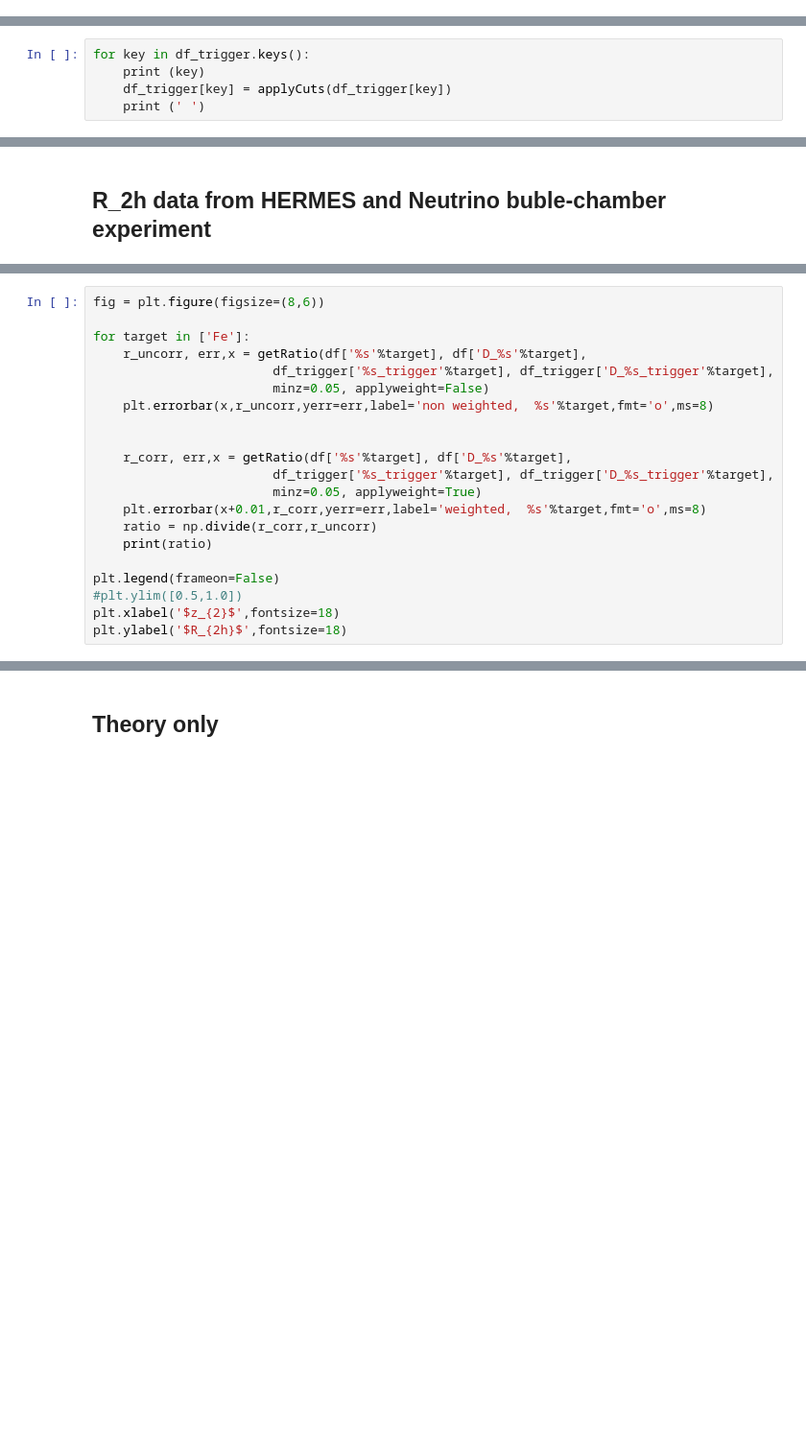
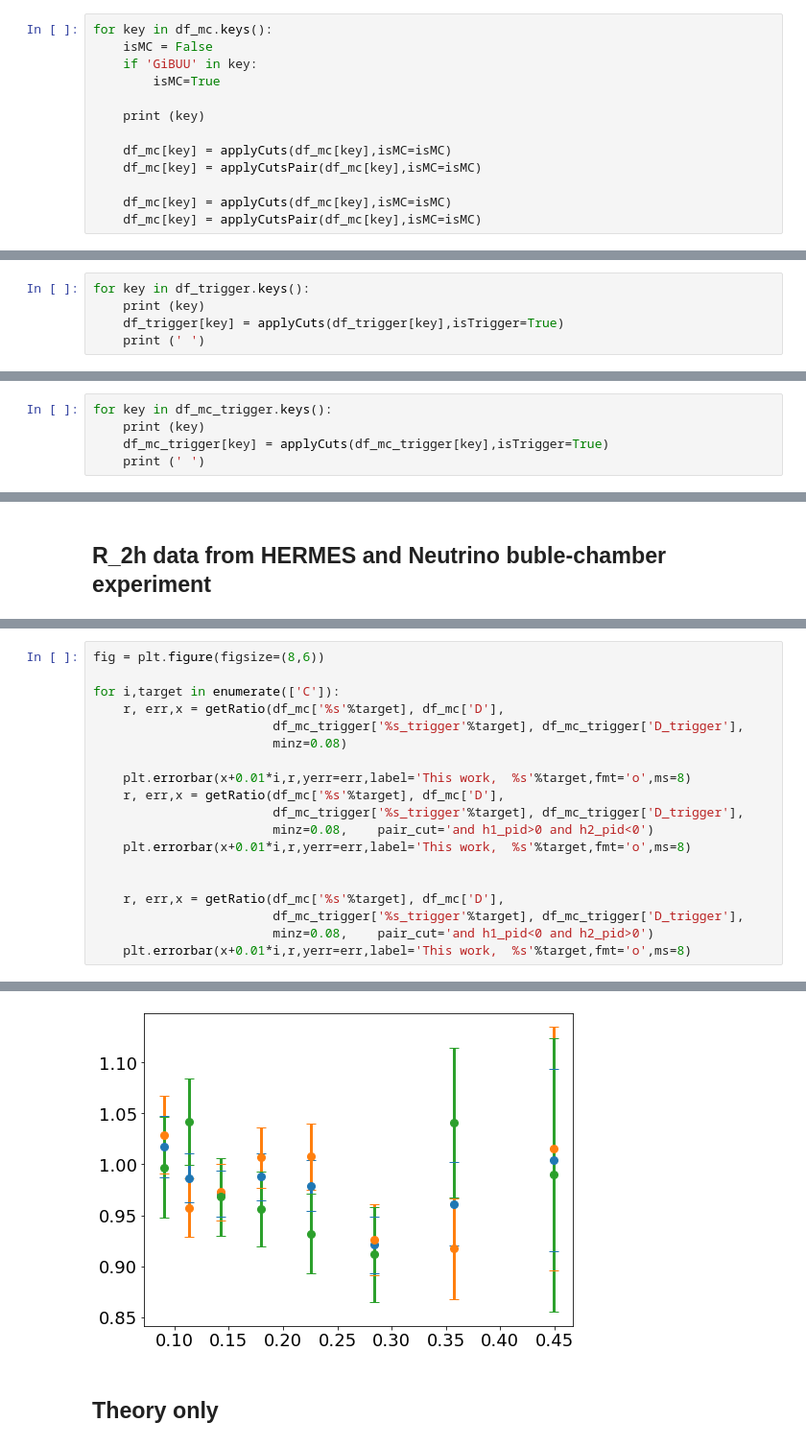
Before and after one commit to miguelignacio/eg2dihadron, a Jupyter notebook: EG2_R2h.ipynb, the cells around one changed output, grey strips where cells are left out. Shown at 96% size. Cells and saved outputs as stored; diff of their text form; blank space fills up the shorter version.

Commit message:
adapting to new variable names, removing the weight stuff

```diff
--- a/EG2_R2h.ipynb
+++ b/EG2_R2h.ipynb
@@ -306,0 +280,13 @@ for target in ['C','Fe','Pb']:
+# %%
+for key in df_mc.keys():
+    isMC = False
+    if 'GiBUU' in key:
+        isMC=True
+
+    print (key)
+
+    df_mc[key] = applyCuts(df_mc[key],isMC=isMC)
+    df_mc[key] = applyCutsPair(df_mc[key],isMC=isMC)
+
+    df_mc[key] = applyCuts(df_mc[key],isMC=isMC)
+    df_mc[key] = applyCutsPair(df_mc[key],isMC=isMC)
@@ -307,5 +311,5 @@ for target in ['C','Fe','Pb']:
 # %%
 for key in df_trigger.keys():
     print (key)
-    df_trigger[key] = applyCuts(df_trigger[key])
+    df_trigger[key] = applyCuts(df_trigger[key],isTrigger=True)
     print (' ')
@@ -311,0 +334,5 @@ for key in df_trigger.keys():
+# %%
+for key in df_mc_trigger.keys():
+    print (key)
+    df_mc_trigger[key] = applyCuts(df_mc_trigger[key],isTrigger=True)
+    print (' ')
@@ -400,21 +449,20 @@ plt.show()
 # %%
 fig = plt.figure(figsize=(8,6))
 
-for target in ['Fe']:
-    r_uncorr, err,x = getRatio(df['%s'%target], df['D_%s'%target],
-                        df_trigger['%s_trigger'%target], df_trigger['D_%s_trigger'%target],
-                        minz=0.05, applyweight=False)
-    plt.errorbar(x,r_uncorr,yerr=err,label='non weighted,  %s'%target,fmt='o',ms=8)
+for i,target in enumerate(['C']):
+    r, err,x = getRatio(df_mc['%s'%target], df_mc['D'],
+                        df_mc_trigger['%s_trigger'%target], df_mc_trigger['D_trigger'],
+                        minz=0.08)
+
+    plt.errorbar(x+0.01*i,r,yerr=err,label='This work,  %s'%target,fmt='o',ms=8)
+    r, err,x = getRatio(df_mc['%s'%target], df_mc['D'],
+                        df_mc_trigger['%s_trigger'%target], df_mc_trigger['D_trigger'],
+                        minz=0.08,    pair_cut='and h1_pid>0 and h2_pid<0')
+    plt.errorbar(x+0.01*i,r,yerr=err,label='This work,  %s'%target,fmt='o',ms=8)
 
 
-    r_corr, err,x = getRatio(df['%s'%target], df['D_%s'%target],
-                        df_trigger['%s_trigger'%target], df_trigger['D_%s_trigger'%target],
-                        minz=0.05, applyweight=True)
-    plt.errorbar(x+0.01,r_corr,yerr=err,label='weighted,  %s'%target,fmt='o',ms=8)
-    ratio = np.divide(r_corr,r_uncorr)
-    print(ratio)
-
-plt.legend(frameon=False)
-#plt.ylim([0.5,1.0])
-plt.xlabel('$z_{2}$',fontsize=18)
-plt.ylabel('$R_{2h}$',fontsize=18)
+    r, err,x = getRatio(df_mc['%s'%target], df_mc['D'],
+                        df_mc_trigger['%s_trigger'%target], df_mc_trigger['D_trigger'],
+                        minz=0.08,    pair_cut='and h1_pid<0 and h2_pid>0')
+    plt.errorbar(x+0.01*i,r,yerr=err,label='This work,  %s'%target,fmt='o',ms=8)
+# %% [output]
@@ -421,3 +475,4 @@ plt.ylabel('$R_{2h}$',fontsize=18)
+[figure, added]
 # %% [markdown]
 ## Theory only
 # %%
```
Also changed, not shown: parts of 77 cells of this notebook, 4 other files.
